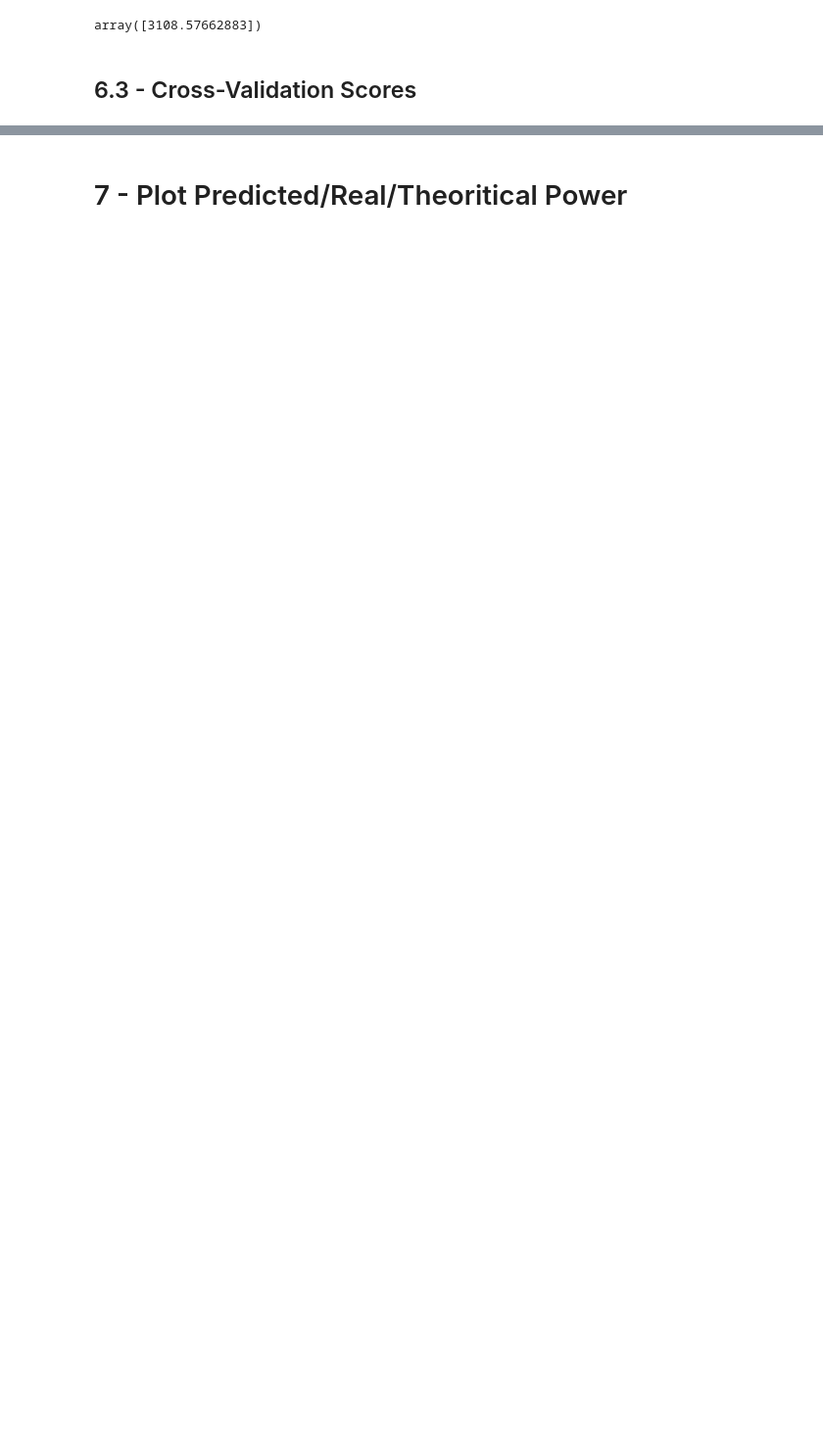
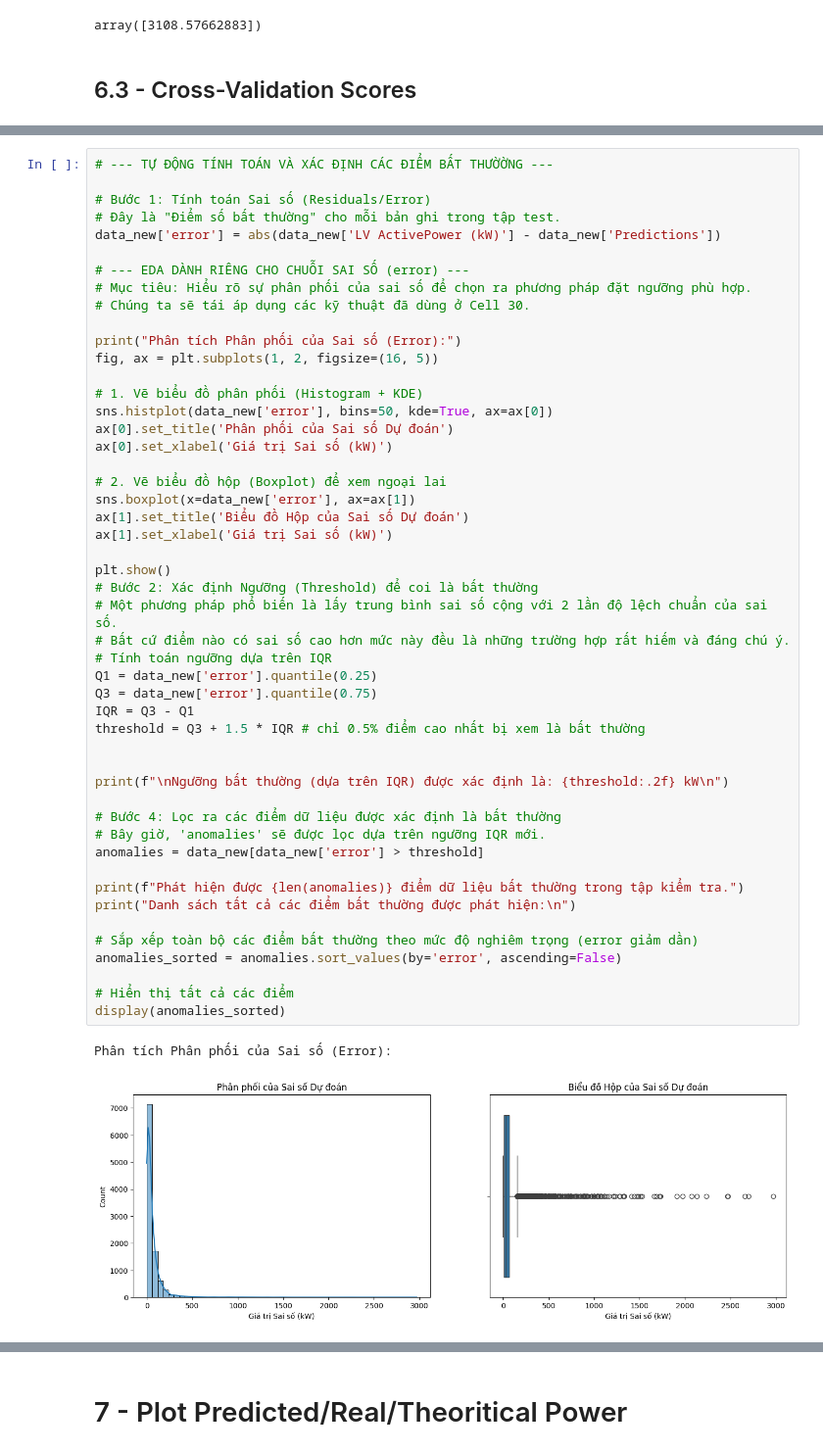
Before and after one commit to CheemsPOG/SCADA, a Jupyter notebook: Wind Turbine Fault Detection using SCADA Sensor Data.ipynb, the cells around one changed output, grey strips where cells are left out. Shown at 98% size. Drawn from its saved outputs; the diff is of its cells as text; blank space fills up the shorter version.

```diff
--- a/Wind Turbine Fault Detection using SCADA Sensor Data.ipynb
+++ b/Wind Turbine Fault Detection using SCADA Sensor Data.ipynb
@@ -796,3 +942,55 @@ data_new.head()
 | 50250 | 0.000000 | 38.741728 | 779.117347 |
 | 14774 | 1334.573975 | 1274.431182 | 1502.728868 |
 | 49374 | 533.002808 | 583.753741 | 593.890170 |
+# %%
+# --- TỰ ĐỘNG TÍNH TOÁN VÀ XÁC ĐỊNH CÁC ĐIỂM BẤT THƯỜỜNG ---
+
+# Bước 1: Tính toán Sai số (Residuals/Error)
+# Đây là "Điểm số bất thường" cho mỗi bản ghi trong tập test.
+data_new['error'] = abs(data_new['LV ActivePower (kW)'] - data_new['Predictions'])
+
+# --- EDA DÀNH RIÊNG CHO CHUỖI SAI SỐ (error) ---
+# Mục tiêu: Hiểu rõ sự phân phối của sai số để chọn ra phương pháp đặt ngưỡng phù hợp.
+# Chúng ta sẽ tái áp dụng các kỹ thuật đã dùng ở Cell 30.
+
+print("Phân tích Phân phối của Sai số (Error):")
+fig, ax = plt.subplots(1, 2, figsize=(16, 5))
+
+# 1. Vẽ biểu đồ phân phối (Histogram + KDE)
+sns.histplot(data_new['error'], bins=50, kde=True, ax=ax[0])
+ax[0].set_title('Phân phối của Sai số Dự đoán')
+ax[0].set_xlabel('Giá trị Sai số (kW)')
+
+# 2. Vẽ biểu đồ hộp (Boxplot) để xem ngoại lai
+sns.boxplot(x=data_new['error'], ax=ax[1])
+ax[1].set_title('Biểu đồ Hộp của Sai số Dự đoán')
+ax[1].set_xlabel('Giá trị Sai số (kW)')
+
+plt.show()
+# Bước 2: Xác định Ngưỡng (Threshold) để coi là bất thường
+# Một phương pháp phổ biến là lấy trung bình sai số cộng với 2 lần độ lệch chuẩn của sai số.
+# Bất cứ điểm nào có sai số cao hơn mức này đều là những trường hợp rất hiếm và đáng chú ý.
+# Tính toán ngưỡng dựa trên IQR
+Q1 = data_new['error'].quantile(0.25)
+Q3 = data_new['error'].quantile(0.75)
+IQR = Q3 - Q1
+threshold = Q3 + 1.5 * IQR # chỉ 0.5% điểm cao nhất bị xem là bất thường
+
+
+print(f"\nNgưỡng bất thường (dựa trên IQR) được xác định là: {threshold:.2f} kW\n")
+
+# Bước 4: Lọc ra các điểm dữ liệu được xác định là bất thường
+# Bây giờ, 'anomalies' sẽ được lọc dựa trên ngưỡng IQR mới.
+anomalies = data_new[data_new['error'] > threshold]
+
+print(f"Phát hiện được {len(anomalies)} điểm dữ liệu bất thường trong tập kiểm tra.")
+print("Danh sách tất cả các điểm bất thường được phát hiện:\n")
+
+# Sắp xếp toàn bộ các điểm bất thường theo mức độ nghiêm trọng (error giảm dần)
+anomalies_sorted = anomalies.sort_values(by='error', ascending=False)
+
+# Hiển thị tất cả các điểm
+display(anomalies_sorted)
+# %% [output]
+Phân tích Phân phối của Sai số (Error):
+[figure, added]
```
Also changed, not shown: parts of 69 cells of this notebook, 7 other files.
